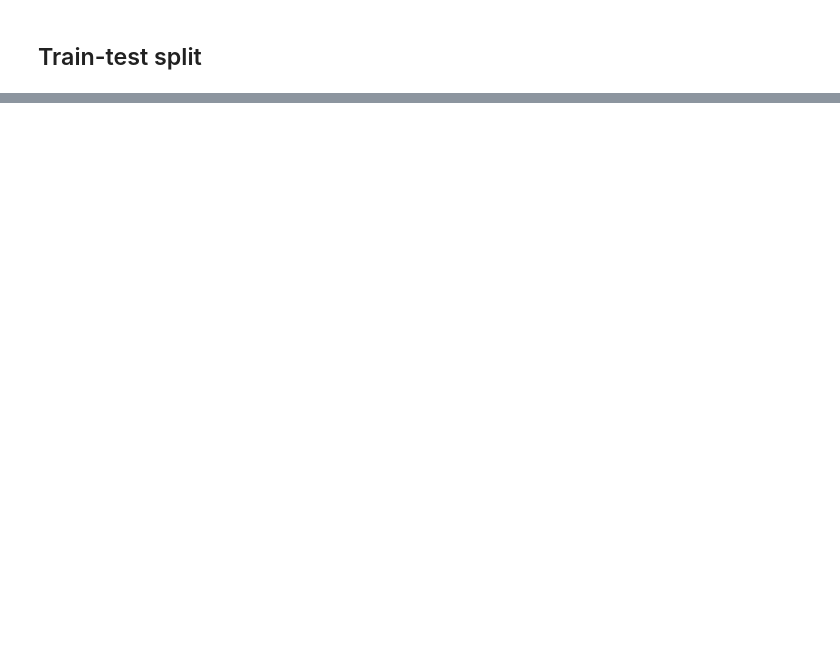
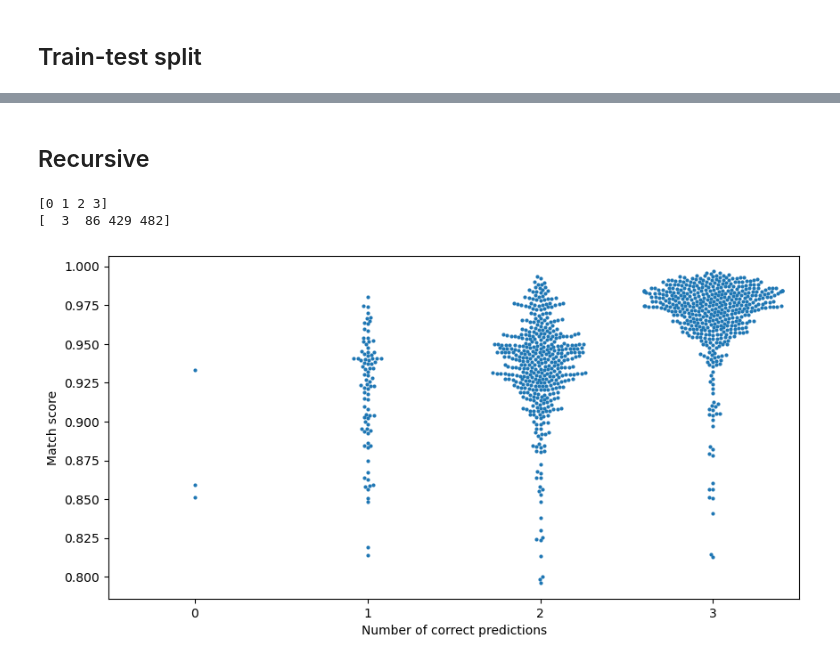
Before and after one commit to FabioBrugnara/pyram, a Jupyter notebook: 2-spectrum_recognition/library_similarity.ipynb, the cells around one changed output, grey strips where cells are left out. Saved outputs shown, nothing was run; the diff lists cells and outputs as text; code cells hidden in the pictures; blank space fills up the shorter version.

```diff
--- a/2-spectrum_recognition/library_similarity.ipynb
+++ b/2-spectrum_recognition/library_similarity.ipynb
@@ -184,0 +212,17 @@ sns.heatmap(pd.crosstab(out['True label'], out['Predicted label']), cmap = sns.c
+# %%
+def Ss2commonwn(Ss):
+    min = 0
+    max = 1e10
+    for i in Ss:
+        if i[0].min() > min:
+            min = i[0].min()
+        if i[0].max() < max:
+            max = i[0].max()
+
+    wn = np.arange(min,max+1)
+
+    for i in range(len(Ss)):
+        cond = np.isin(Ss[i][0],wn)
+        Ss[i] = Ss[i][:,cond]
+
+    return Ss
@@ -184,0 +284,2 @@ sns.heatmap(pd.crosstab(out['True label'], out['Predicted label']), cmap = sns.c
+# %% [markdown]
+## Recursive
@@ -184,0 +337,22 @@ sns.heatmap(pd.crosstab(out['True label'], out['Predicted label']), cmap = sns.c
+# %%
+##################################
+######## Elaboro risultato #######
+##################################
+
+score = [0] * len(out)
+for el in range(len(out)):
+    for i in out.iloc[el]['True label']:
+        if np.isin(i, out.iloc[el]['Predicted label']):
+            score[el] += 1
+
+print(np.unique(score, return_counts=True)[0])
+print(np.unique(score, return_counts=True)[1])
+
+plt.figure(figsize=(10,5))
+sns.swarmplot(x = score, y = out['match'], size = 3)
+plt.xlabel('Number of correct predictions')
+plt.ylabel('Match score');
+# %% [output]
+[0 1 2 3]
+[  3  86 429 482]
+[figure, added]
```
Also changed, not shown: parts of 18 cells of this notebook, 19 other files.
